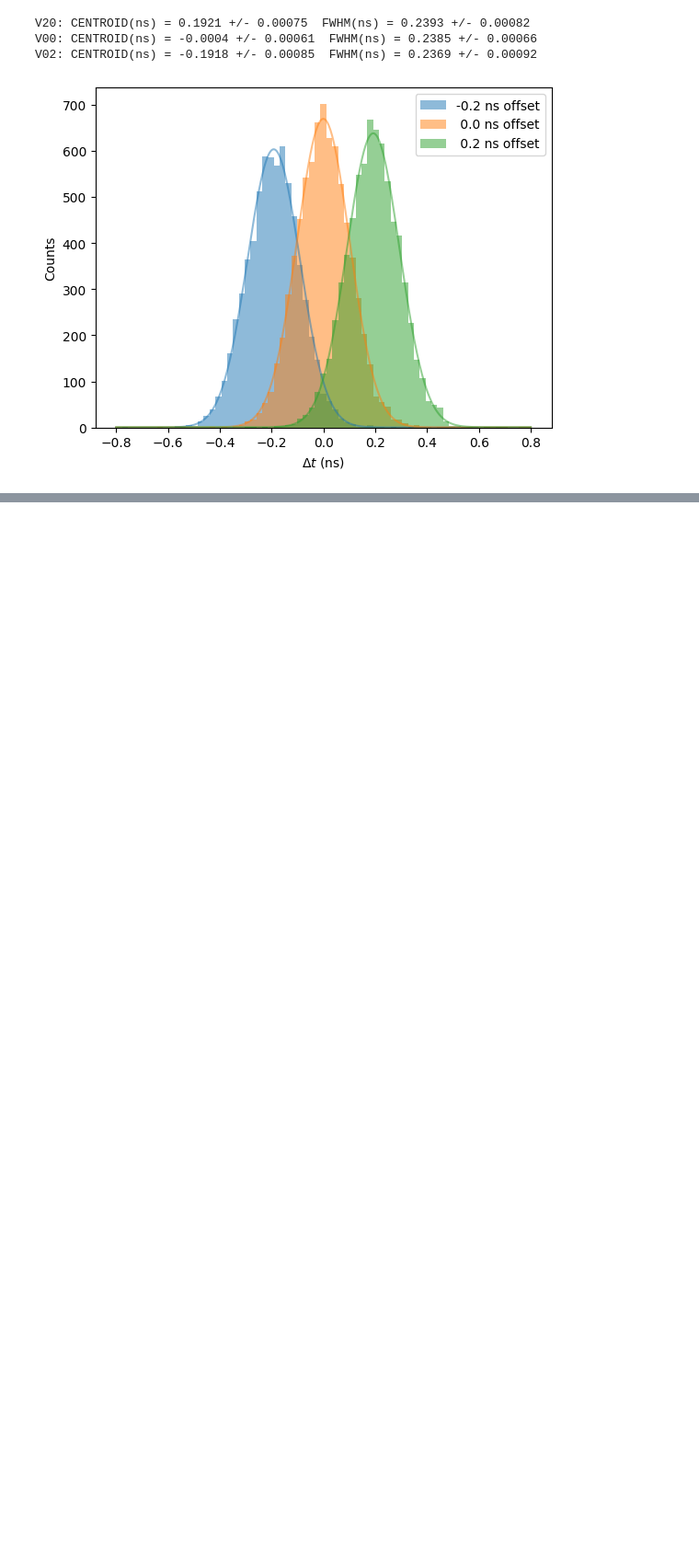
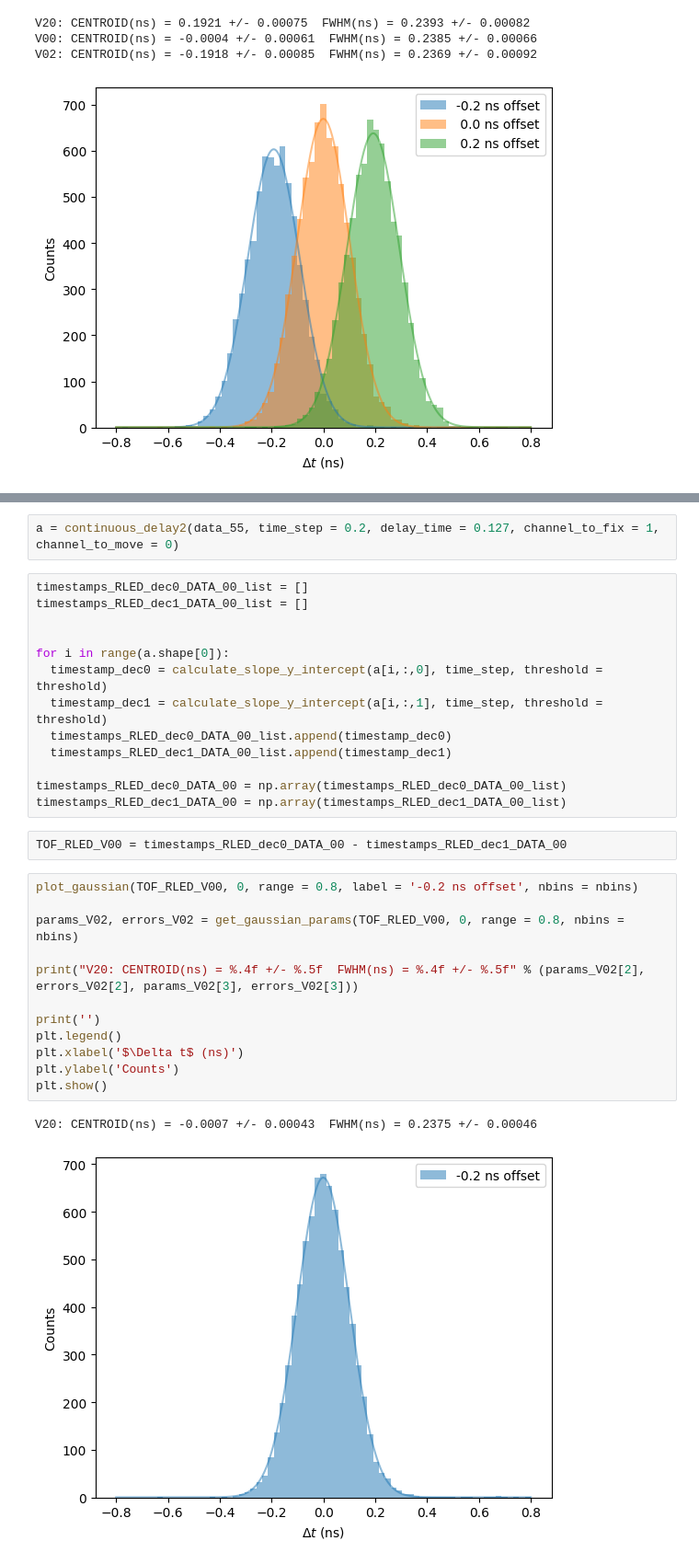
Before and after one commit to wjosefw/MLTiming, a Jupyter notebook: Traditional_methods.ipynb, the cells around one changed output, grey strips where cells are left out. Shown at 92% size. Cells and saved outputs as stored; diff of their text form; blank space fills up the shorter version.

```diff
--- a/Traditional_methods.ipynb
+++ b/Traditional_methods.ipynb
@@ -277,3 +326,35 @@ V02: CENTROID(ns) = -0.1918 +/- 0.00085  FWHM(ns) = 0.2369 +/- 0.00092
+# %%
+a = continuous_delay2(data_55, time_step = 0.2, delay_time = 0.127, channel_to_fix = 1, channel_to_move = 0)
+# %%
+timestamps_RLED_dec0_DATA_00_list = []
+timestamps_RLED_dec1_DATA_00_list = []
+
+
+for i in range(a.shape[0]):
+  timestamp_dec0 = calculate_slope_y_intercept(a[i,:,0], time_step, threshold = threshold)
+  timestamp_dec1 = calculate_slope_y_intercept(a[i,:,1], time_step, threshold = threshold)
+  timestamps_RLED_dec0_DATA_00_list.append(timestamp_dec0)
+  timestamps_RLED_dec1_DATA_00_list.append(timestamp_dec1)
+
+timestamps_RLED_dec0_DATA_00 = np.array(timestamps_RLED_dec0_DATA_00_list)
+timestamps_RLED_dec1_DATA_00 = np.array(timestamps_RLED_dec1_DATA_00_list)
+# %%
+TOF_RLED_V00 = timestamps_RLED_dec0_DATA_00 - timestamps_RLED_dec1_DATA_00
+# %%
+plot_gaussian(TOF_RLED_V00, 0, range = 0.8, label = '-0.2 ns offset', nbins = nbins)
+
+params_V02, errors_V02 = get_gaussian_params(TOF_RLED_V00, 0, range = 0.8, nbins = nbins)
+
+print("V20: CENTROID(ns) = %.4f +/- %.5f  FWHM(ns) = %.4f +/- %.5f" % (params_V02[2], errors_V02[2], params_V02[3], errors_V02[3]))
+
+print('')
+plt.legend()
+plt.xlabel('$\Delta t$ (ns)')
+plt.ylabel('Counts')
+plt.show()
+# %% [output]
+V20: CENTROID(ns) = -0.0007 +/- 0.00043  FWHM(ns) = 0.2375 +/- 0.00046
+[figure, added]
 # %%
 # -------------------------------------------------------------------------
 #--------------------------- BOOTSTRAPING ---------------------------------
```
Also changed, not shown: parts of 6 cells of this notebook, 9 other files.
